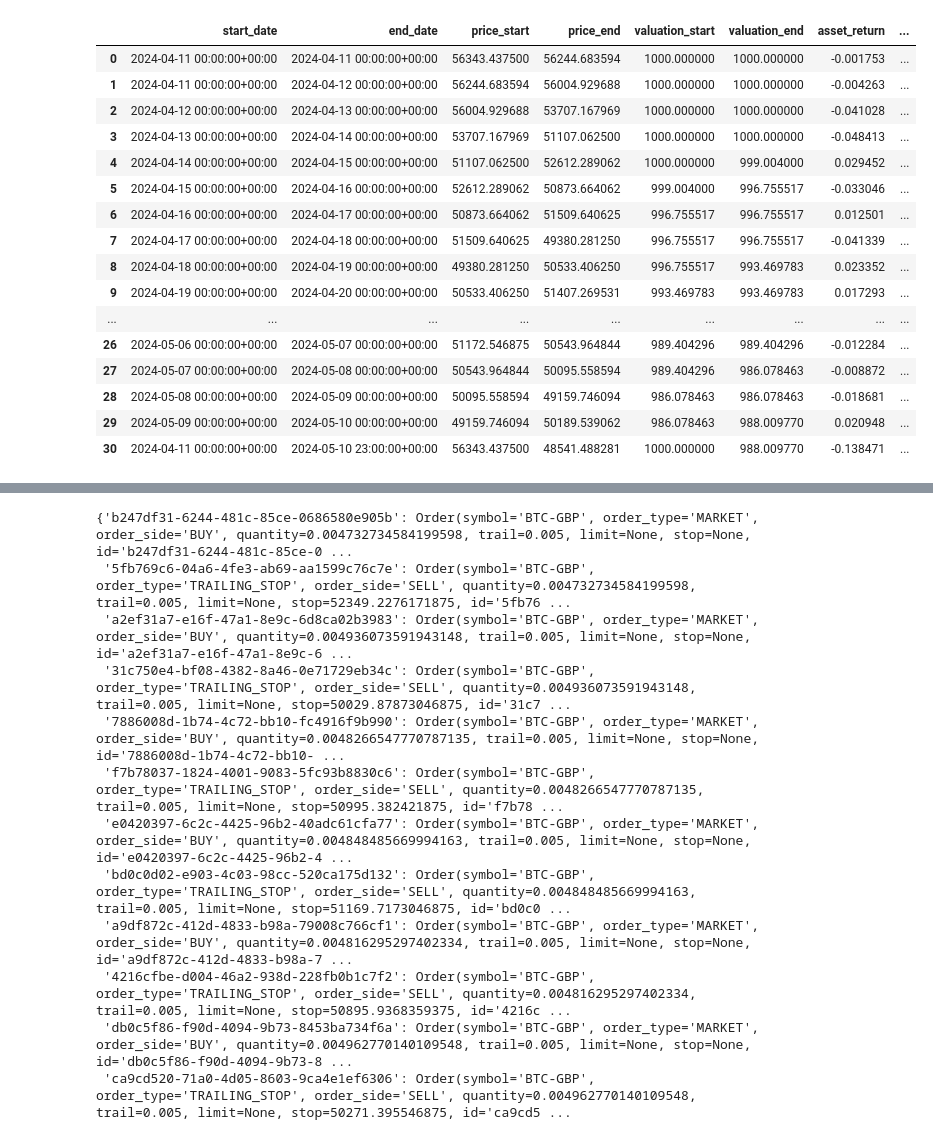
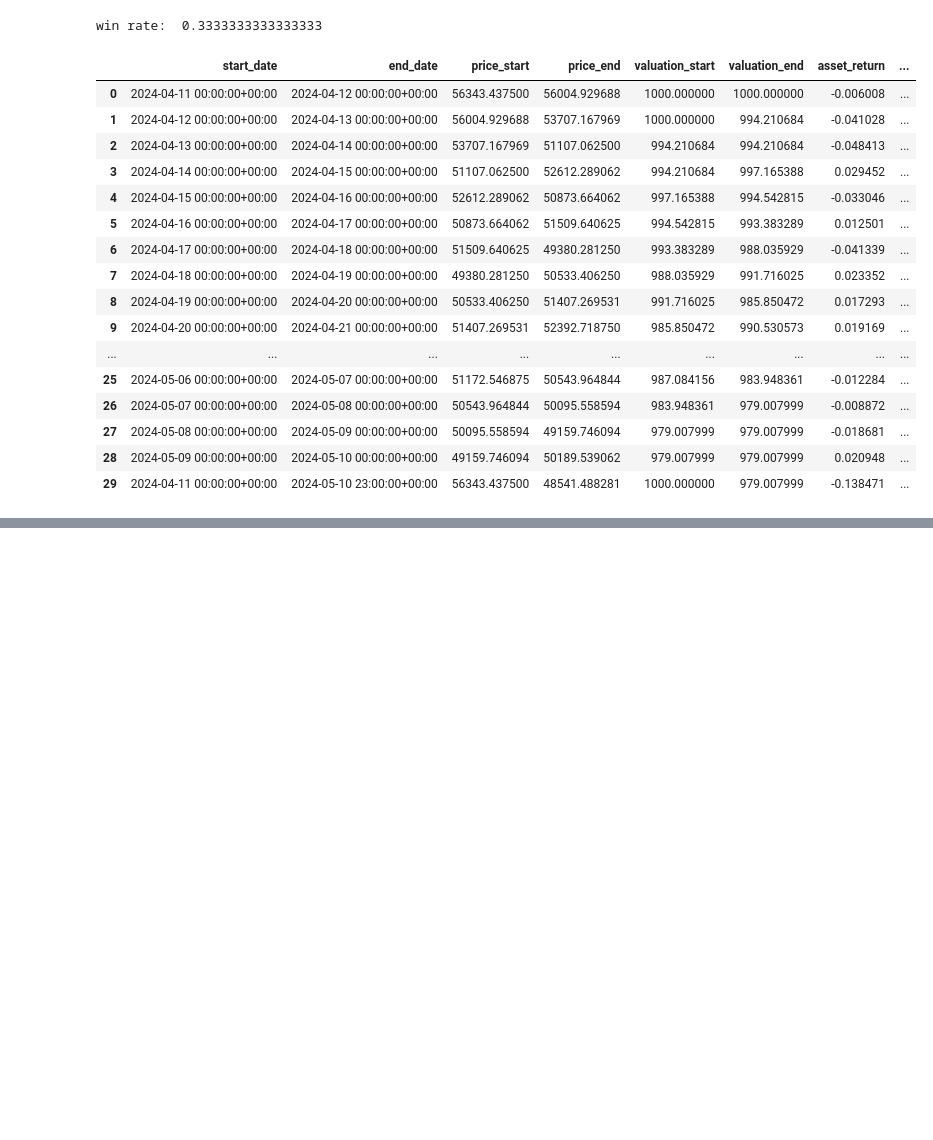
Before and after one commit to agrivas/portfolio-management, a Jupyter notebook: notebooks/LorentzianStrategy.ipynb, the cells around one changed output, grey strips where cells are left out. Drawn from its saved outputs; the diff is of its cells as text; code cells hidden in the pictures; blank space fills up the shorter version.

```diff
--- a/notebooks/LorentzianStrategy.ipynb
+++ b/notebooks/LorentzianStrategy.ipynb
@@ -15,9 +79,9 @@ import matplotlib.pyplot as plt
 # period = 28
 
 SYMBOL = "BTC-GBP"
-train_since = datetime(2024, 3, 11, tzinfo=timezone.utc)
-start_date = datetime(2024, 4, 11, tzinfo=timezone.utc)
-end_date = datetime(2024, 5, 11, tzinfo=timezone.utc)
-period = 24
+train_since = pd.to_datetime('2023-03-11').tz_localize('UTC')
+start_date = pd.to_datetime('2024-04-11').tz_localize('UTC')
+end_date = pd.to_datetime('2024-05-11').tz_localize('UTC')
+period = 168
 
 feed = YFinanceFeed(interval = '1h')
@@ -69,9 +88,6 @@ Optimal settings have been written to optimal_settings.json
 # %%
-with open(settings_file_path, "r") as settings_file:
-    optimal_settings_data = json.load(settings_file)
-    optimal_settings = LorentzianSettings(**optimal_settings_data)
-
-strategy = LorentzianStrategy(default_settings)
+settings = LorentzianSettings()
+strategy = LorentzianStrategy(settings)
 
 # Create a Trader instance with the strategy
 trader = Trader(SYMBOL, 1000, feed, strategy)
@@ -99,34 +115,28 @@ Request to open long position on BTC-GBP
 # %%
 # Set display options
 pd.set_option('display.max_rows', None)  # Adjust None to your specific needs
 pd.set_option('display.max_columns', None)  # Adjust None as needed
 pd.set_option('display.width', 1000)  # Adjust the width to fit your notebook
 
+print('win rate: ', results['win_rate'])
+
 display(results['returns'])
-
-# Display the results
-# Filter the history DataFrame to show only rows with True in open_long or close_long columns
-filtered_history = results['history'][(results['history']['open_long'] == True) | (results['history']['close_long'] == True)]
-
-# Display the filtered results
-display(filtered_history)
-
-display(results['orders'])
 # %% [output]
+win rate:  0.3333333333333333
 |  | start_date | end_date | price_start | price_end | valuation_start | valuation_end | asset_return | ... |
-| 0 | 2024-04-11 00:00:00+00:00 | 2024-04-11 00:00:00+00:00 | 56343.437500 | 56244.683594 | 1000.000000 | 1000.000000 | -0.001753 | ... |
-| 1 | 2024-04-11 00:00:00+00:00 | 2024-04-12 00:00:00+00:00 | 56244.683594 | 56004.929688 | 1000.000000 | 1000.000000 | -0.004263 | ... |
-| 2 | 2024-04-12 00:00:00+00:00 | 2024-04-13 00:00:00+00:00 | 56004.929688 | 53707.167969 | 1000.000000 | 1000.000000 | -0.041028 | ... |
-| 3 | 2024-04-13 00:00:00+00:00 | 2024-04-14 00:00:00+00:00 | 53707.167969 | 51107.062500 | 1000.000000 | 1000.000000 | -0.048413 | ... |
-| 4 | 2024-04-14 00:00:00+00:00 | 2024-04-15 00:00:00+00:00 | 51107.062500 | 52612.289062 | 1000.000000 | 999.004000 | 0.029452 | ... |
-| 5 | 2024-04-15 00:00:00+00:00 | 2024-04-16 00:00:00+00:00 | 52612.289062 | 50873.664062 | 999.004000 | 996.755517 | -0.033046 | ... |
-| 6 | 2024-04-16 00:00:00+00:00 | 2024-04-17 00:00:00+00:00 | 50873.664062 | 51509.640625 | 996.755517 | 996.755517 | 0.012501 | ... |
-| 7 | 2024-04-17 00:00:00+00:00 | 2024-04-18 00:00:00+00:00 | 51509.640625 | 49380.281250 | 996.755517 | 996.755517 | -0.041339 | ... |
-| 8 | 2024-04-18 00:00:00+00:00 | 2024-04-19 00:00:00+00:00 | 49380.281250 | 50533.406250 | 996.755517 | 993.469783 | 0.023352 | ... |
-| 9 | 2024-04-19 00:00:00+00:00 | 2024-04-20 00:00:00+00:00 | 50533.406250 | 51407.269531 | 993.469783 | 993.469783 | 0.017293 | ... |
+| 0 | 2024-04-11 00:00:00+00:00 | 2024-04-12 00:00:00+00:00 | 56343.437500 | 56004.929688 | 1000.000000 | 1000.000000 | -0.006008 | ... |
+| 1 | 2024-04-12 00:00:00+00:00 | 2024-04-13 00:00:00+00:00 | 56004.929688 | 53707.167969 | 1000.000000 | 994.210684 | -0.041028 | ... |
+| 2 | 2024-04-13 00:00:00+00:00 | 2024-04-14 00:00:00+00:00 | 53707.167969 | 51107.062500 | 994.210684 | 994.210684 | -0.048413 | ... |
+| 3 | 2024-04-14 00:00:00+00:00 | 2024-04-15 00:00:00+00:00 | 51107.062500 | 52612.289062 | 994.210684 | 997.165388 | 0.029452 | ... |
+| 4 | 2024-04-15 00:00:00+00:00 | 2024-04-16 00:00:00+00:00 | 52612.289062 | 50873.664062 | 997.165388 | 994.542815 | -0.033046 | ... |
+| 5 | 2024-04-16 00:00:00+00:00 | 2024-04-17 00:00:00+00:00 | 50873.664062 | 51509.640625 | 994.542815 | 993.383289 | 0.012501 | ... |
+| 6 | 2024-04-17 00:00:00+00:00 | 2024-04-18 00:00:00+00:00 | 51509.640625 | 49380.281250 | 993.383289 | 988.035929 | -0.041339 | ... |
+| 7 | 2024-04-18 00:00:00+00:00 | 2024-04-19 00:00:00+00:00 | 49380.281250 | 50533.406250 | 988.035929 | 991.716025 | 0.023352 | ... |
+| 8 | 2024-04-19 00:00:00+00:00 | 2024-04-20 00:00:00+00:00 | 50533.406250 | 51407.269531 | 991.716025 | 985.850472 | 0.017293 | ... |
+| 9 | 2024-04-20 00:00:00+00:00 | 2024-04-21 00:00:00+00:00 | 51407.269531 | 52392.718750 | 985.850472 | 990.530573 | 0.019169 | ... |
 | ... | ... | ... | ... | ... | ... | ... | ... | ... |
-| 26 | 2024-05-06 00:00:00+00:00 | 2024-05-07 00:00:00+00:00 | 51172.546875 | 50543.964844 | 989.404296 | 989.404296 | -0.012284 | ... |
-| 27 | 2024-05-07 00:00:00+00:00 | 2024-05-08 00:00:00+00:00 | 50543.964844 | 50095.558594 | 989.404296 | 986.078463 | -0.008872 | ... |
-| 28 | 2024-05-08 00:00:00+00:00 | 2024-05-09 00:00:00+00:00 | 50095.558594 | 49159.746094 | 986.078463 | 986.078463 | -0.018681 | ... |
-| 29 | 2024-05-09 00:00:00+00:00 | 2024-05-10 00:00:00+00:00 | 49159.746094 | 50189.539062 | 986.078463 | 988.009770 | 0.020948 | ... |
-| 30 | 2024-04-11 00:00:00+00:00 | 2024-05-10 23:00:00+00:00 | 56343.437500 | 48541.488281 | 1000.000000 | 988.009770 | -0.138471 | ... |
+| 25 | 2024-05-06 00:00:00+00:00 | 2024-05-07 00:00:00+00:00 | 51172.546875 | 50543.964844 | 987.084156 | 983.948361 | -0.012284 | ... |
+| 26 | 2024-05-07 00:00:00+00:00 | 2024-05-08 00:00:00+00:00 | 50543.964844 | 50095.558594 | 983.948361 | 979.007999 | -0.008872 | ... |
+| 27 | 2024-05-08 00:00:00+00:00 | 2024-05-09 00:00:00+00:00 | 50095.558594 | 49159.746094 | 979.007999 | 979.007999 | -0.018681 | ... |
+| 28 | 2024-05-09 00:00:00+00:00 | 2024-05-10 00:00:00+00:00 | 49159.746094 | 50189.539062 | 979.007999 | 979.007999 | 0.020948 | ... |
+| 29 | 2024-04-11 00:00:00+00:00 | 2024-05-10 23:00:00+00:00 | 56343.437500 | 48541.488281 | 1000.000000 | 979.007999 | -0.138471 | ... |
@@ -147,15 +143,3 @@ display(results['orders'])
-{'b247df31-6244-481c-85ce-0686580e905b': Order(symbol='BTC-GBP', order_type='MARKET', order_side='BUY', quantity=0.004732734584199598, trail=0.005, limit=None, stop=None, id='b247df31-6244-481c-85ce-0 ...
- '5fb769c6-04a6-4fe3-ab69-aa1599c76c7e': Order(symbol='BTC-GBP', order_type='TRAILING_STOP', order_side='SELL', quantity=0.004732734584199598, trail=0.005, limit=None, stop=52349.2276171875, id='5fb76 ...
- 'a2ef31a7-e16f-47a1-8e9c-6d8ca02b3983': Order(symbol='BTC-GBP', order_type='MARKET', order_side='BUY', quantity=0.004936073591943148, trail=0.005, limit=None, stop=None, id='a2ef31a7-e16f-47a1-8e9c-6 ...
- '31c750e4-bf08-4382-8a46-0e71729eb34c': Order(symbol='BTC-GBP', order_type='TRAILING_STOP', order_side='SELL', quantity=0.004936073591943148, trail=0.005, limit=None, stop=50029.87873046875, id='31c7 ...
- '7886008d-1b74-4c72-bb10-fc4916f9b990': Order(symbol='BTC-GBP', order_type='MARKET', order_side='BUY', quantity=0.0048266547770787135, trail=0.005, limit=None, stop=None, id='7886008d-1b74-4c72-bb10- ...
- 'f7b78037-1824-4001-9083-5fc93b8830c6': Order(symbol='BTC-GBP', order_type='TRAILING_STOP', order_side='SELL', quantity=0.0048266547770787135, trail=0.005, limit=None, stop=50995.382421875, id='f7b78 ...
- 'e0420397-6c2c-4425-96b2-40adc61cfa77': Order(symbol='BTC-GBP', order_type='MARKET', order_side='BUY', quantity=0.004848485669994163, trail=0.005, limit=None, stop=None, id='e0420397-6c2c-4425-96b2-4 ...
- 'bd0c0d02-e903-4c03-98cc-520ca175d132': Order(symbol='BTC-GBP', order_type='TRAILING_STOP', order_side='SELL', quantity=0.004848485669994163, trail=0.005, limit=None, stop=51169.7173046875, id='bd0c0 ...
- 'a9df872c-412d-4833-b98a-79008c766cf1': Order(symbol='BTC-GBP', order_type='MARKET', order_side='BUY', quantity=0.004816295297402334, trail=0.005, limit=None, stop=None, id='a9df872c-412d-4833-b98a-7 ...
- '4216cfbe-d004-46a2-938d-228fb0b1c7f2': Order(symbol='BTC-GBP', order_type='TRAILING_STOP', order_side='SELL', quantity=0.004816295297402334, trail=0.005, limit=None, stop=50895.9368359375, id='4216c ...
- 'db0c5f86-f90d-4094-9b73-8453ba734f6a': Order(symbol='BTC-GBP', order_type='MARKET', order_side='BUY', quantity=0.004962770140109548, trail=0.005, limit=None, stop=None, id='db0c5f86-f90d-4094-9b73-8 ...
- 'ca9cd520-71a0-4d05-8603-9ca4e1ef6306': Order(symbol='BTC-GBP', order_type='TRAILING_STOP', order_side='SELL', quantity=0.004962770140109548, trail=0.005, limit=None, stop=50271.395546875, id='ca9cd5 ...
 # %%
 import matplotlib.pyplot as plt
 import matplotlib.dates as mdates
```
Also changed, not shown: parts of 6 cells of this notebook, 4 other files.
